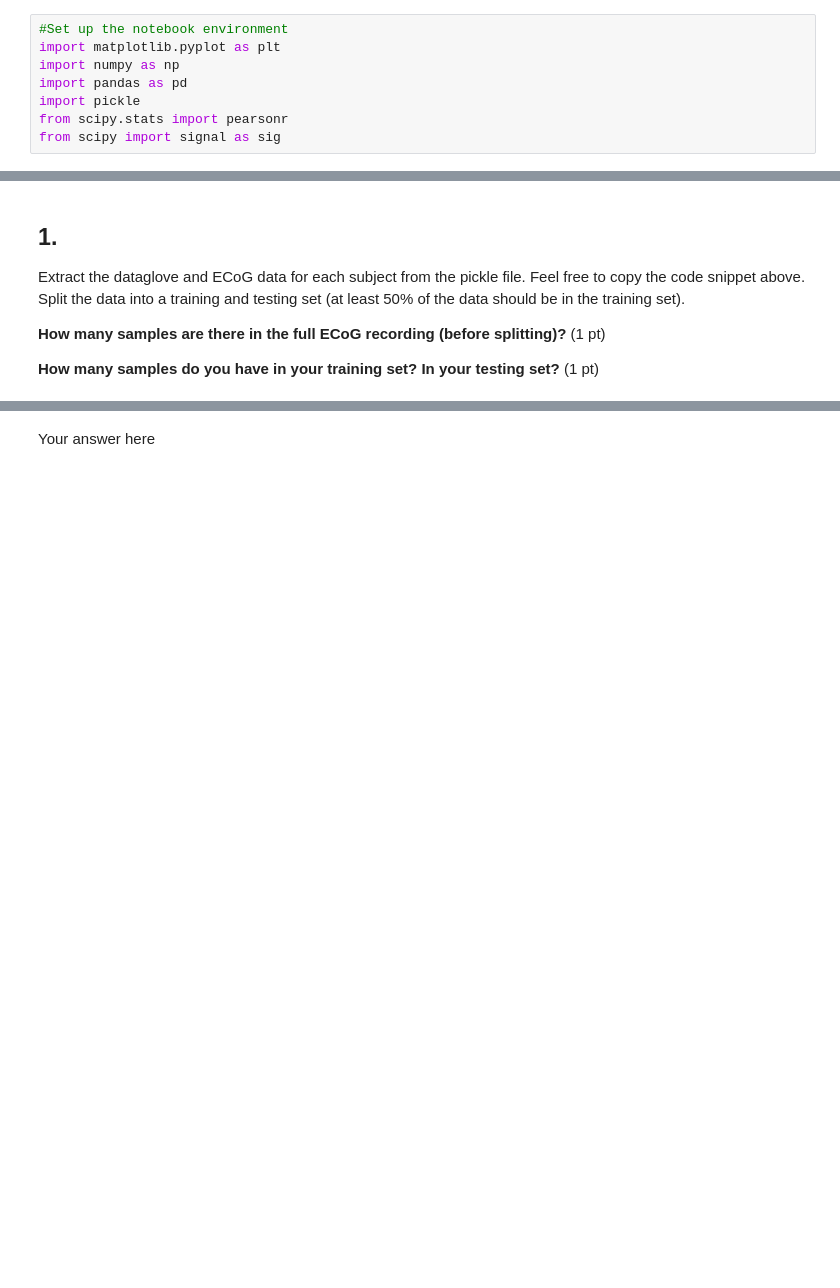
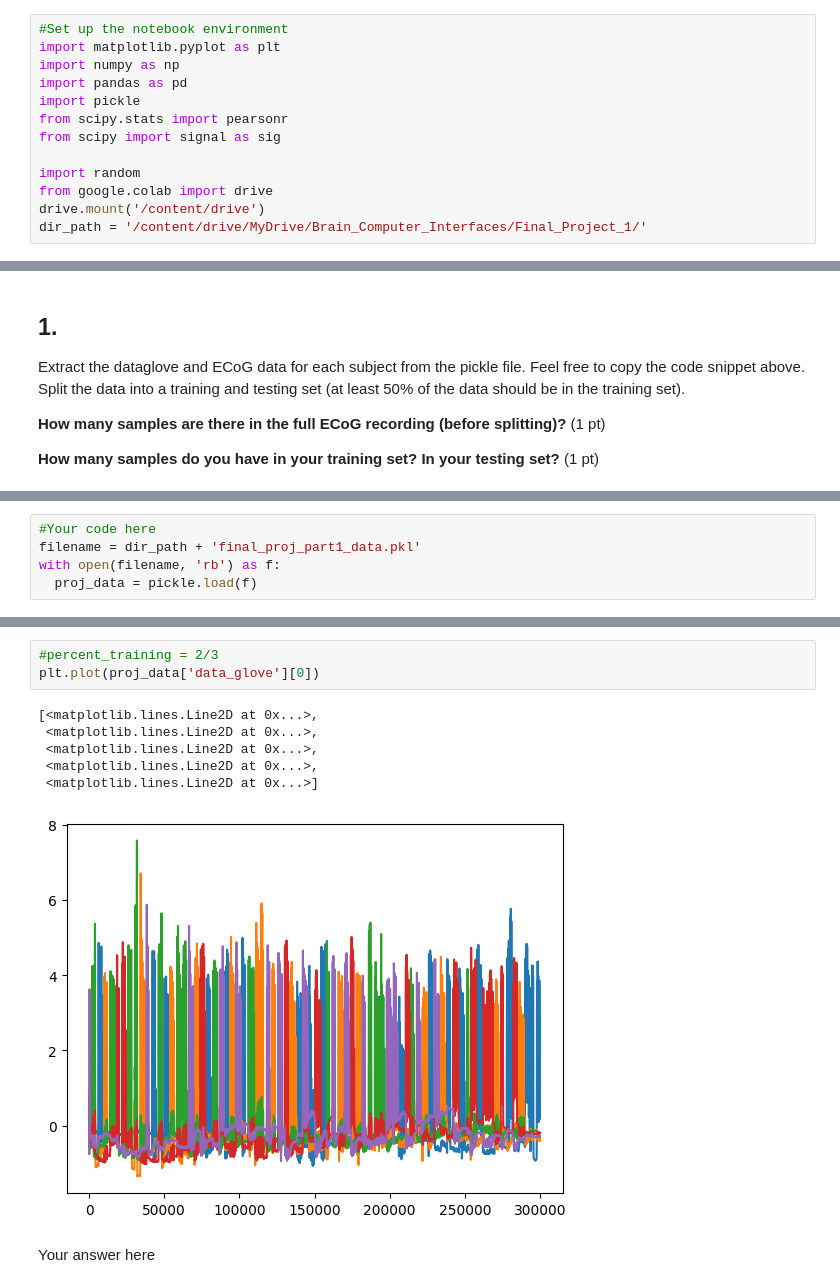
Before and after one commit to rotom303/Final_Project, a Jupyter notebook: Final_Project_Part_1_Questions.ipynb, the cells around one changed output, grey strips where cells are left out. Drawn from its saved outputs; the diff is of its cells as text; blank space fills up the shorter version.

```diff
--- a/Final_Project_Part_1_Questions.ipynb
+++ b/Final_Project_Part_1_Questions.ipynb
@@ -120,3 +124,8 @@ import pandas as pd
 import pickle
 from scipy.stats import pearsonr
 from scipy import signal as sig
+
+import random
+from google.colab import drive
+drive.mount('/content/drive')
+dir_path = '/content/drive/MyDrive/Brain_Computer_Interfaces/Final_Project_1/'
@@ -131,0 +141,5 @@ Extract the dataglove and ECoG data for each subject from the pickle file. Feel
+# %%
+#Your code here
+filename = dir_path + 'final_proj_part1_data.pkl'
+with open(filename, 'rb') as f:
+  proj_data = pickle.load(f)
@@ -132,3 +196,13 @@ Extract the dataglove and ECoG data for each subject from the pickle file. Feel
+# %%
+#percent_training = 2/3
+plt.plot(proj_data['data_glove'][0])
+# %% [output]
+[<matplotlib.lines.Line2D at 0x...>,
+ <matplotlib.lines.Line2D at 0x...>,
+ <matplotlib.lines.Line2D at 0x...>,
+ <matplotlib.lines.Line2D at 0x...>,
+ <matplotlib.lines.Line2D at 0x...>]
+[figure, added]
 # %% [markdown]
 Your answer here
 # %% [markdown]
```
Also changed, not shown: parts of 20 cells of this notebook.
